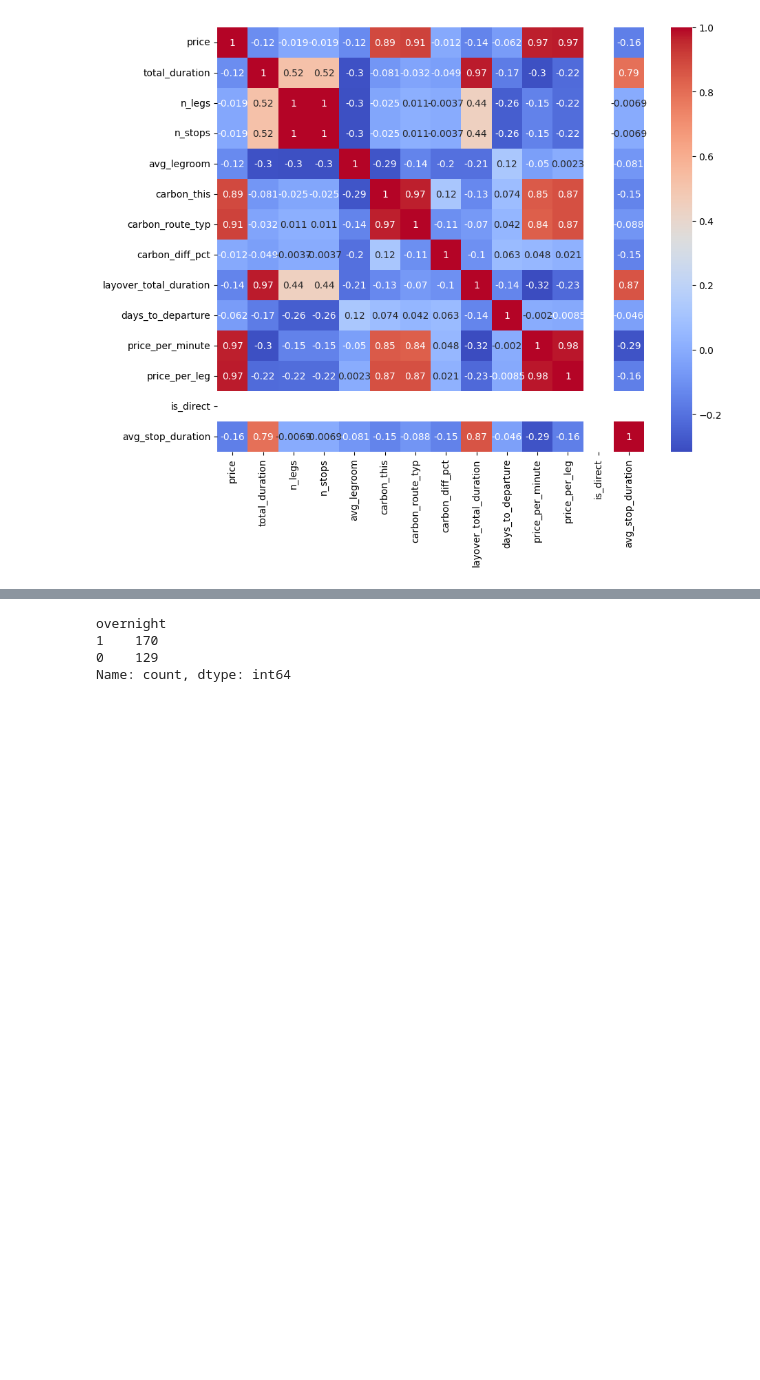
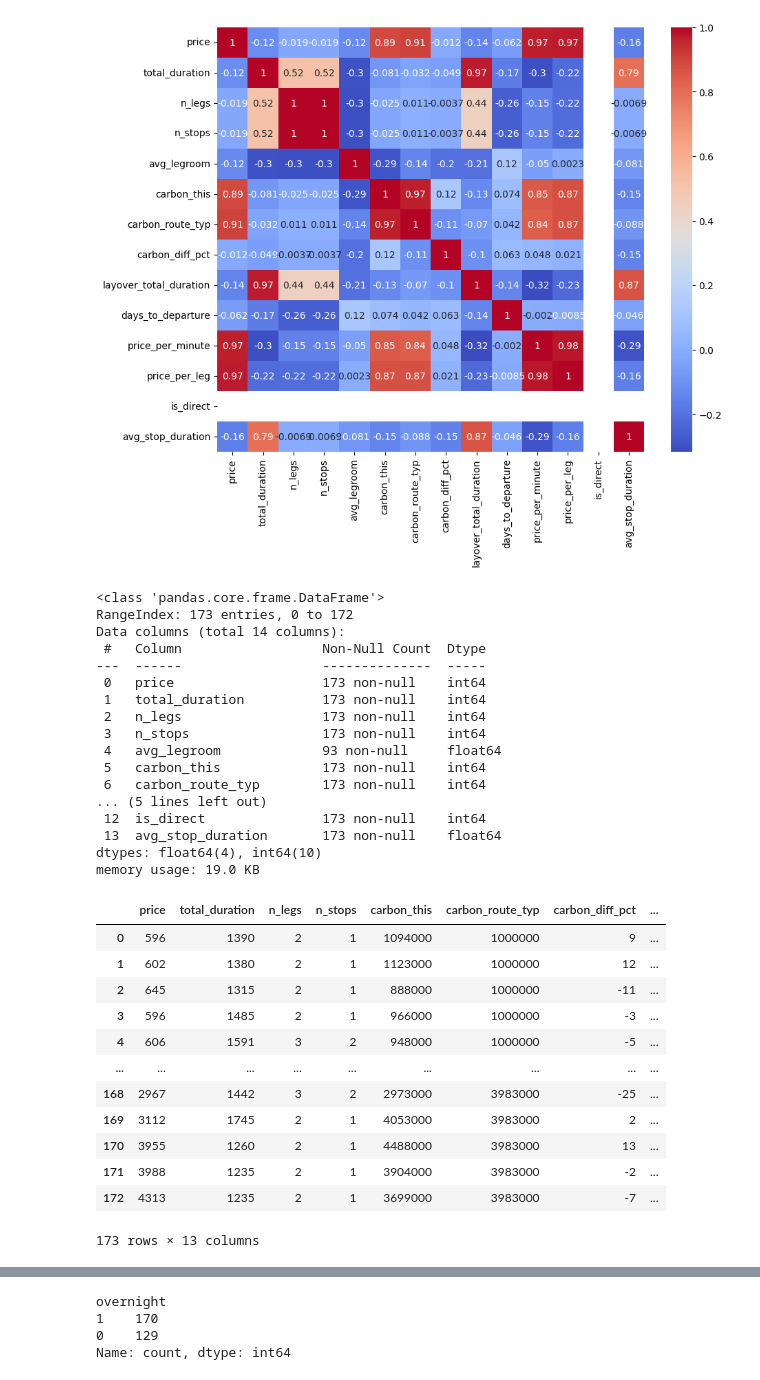
Before and after one commit to jimmytrn154/DataScienceFinalProject, a Jupyter notebook: Main/LogReg.ipynb, the cells around one changed output, grey strips where cells are left out. Saved outputs shown, nothing was run; the diff lists cells and outputs as text; code cells hidden in the pictures; blank space fills up the shorter version.

```diff
--- a/Main/LogReg.ipynb
+++ b/Main/LogReg.ipynb
@@ -99,3 +79,6 @@ days_to_departure
 40    23
 0     22
 Name: count, dtype: int64
+# %%
+df['delayed_any'] = df['delayed_any'].replace({True: 1, False: 0})
+df['delayed_any']
@@ -106,3 +102,38 @@ sns.heatmap(numeric_features.corr(), annot=True, cmap="coolwarm")
 plt.show()
 # %% [output]
 [figure]
+# %%
+numeric_features.info()
+numFeats = numeric_features.drop(columns='avg_legroom')
+numFeats
+# %% [output]
+<class 'pandas.core.frame.DataFrame'>
+RangeIndex: 173 entries, 0 to 172
+Data columns (total 14 columns):
+ #   Column                  Non-Null Count  Dtype
+---  ------                  --------------  -----
+ 0   price                   173 non-null    int64
+ 1   total_duration          173 non-null    int64
+ 2   n_legs                  173 non-null    int64
+ 3   n_stops                 173 non-null    int64
+ 4   avg_legroom             93 non-null     float64
+ 5   carbon_this             173 non-null    int64
+ 6   carbon_route_typ        173 non-null    int64
+... (5 lines left out)
+ 12  is_direct               173 non-null    int64
+ 13  avg_stop_duration       173 non-null    float64
+dtypes: float64(4), int64(10)
+memory usage: 19.0 KB
+|  | price | total_duration | n_legs | n_stops | carbon_this | carbon_route_typ | carbon_diff_pct | ... |
+| 0 | 596 | 1390 | 2 | 1 | 1094000 | 1000000 | 9 | ... |
+| 1 | 602 | 1380 | 2 | 1 | 1123000 | 1000000 | 12 | ... |
+| 2 | 645 | 1315 | 2 | 1 | 888000 | 1000000 | -11 | ... |
+| 3 | 596 | 1485 | 2 | 1 | 966000 | 1000000 | -3 | ... |
+| 4 | 606 | 1591 | 3 | 2 | 948000 | 1000000 | -5 | ... |
+| ... | ... | ... | ... | ... | ... | ... | ... | ... |
+| 168 | 2967 | 1442 | 3 | 2 | 2973000 | 3983000 | -25 | ... |
+| 169 | 3112 | 1745 | 2 | 1 | 4053000 | 3983000 | 2 | ... |
+| 170 | 3955 | 1260 | 2 | 1 | 4488000 | 3983000 | 13 | ... |
+| 171 | 3988 | 1235 | 2 | 1 | 3904000 | 3983000 | -2 | ... |
+| 172 | 4313 | 1235 | 2 | 1 | 3699000 | 3983000 | -7 | ... |
+173 rows × 13 columns
```
Also changed, not shown: parts of 5 cells of this notebook.
